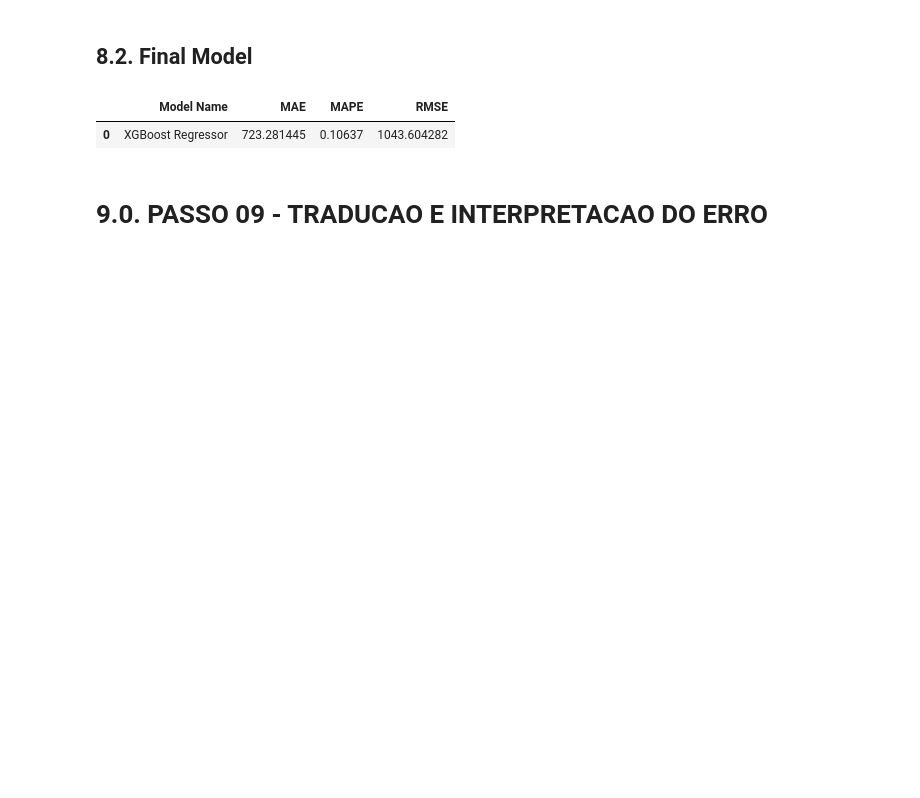
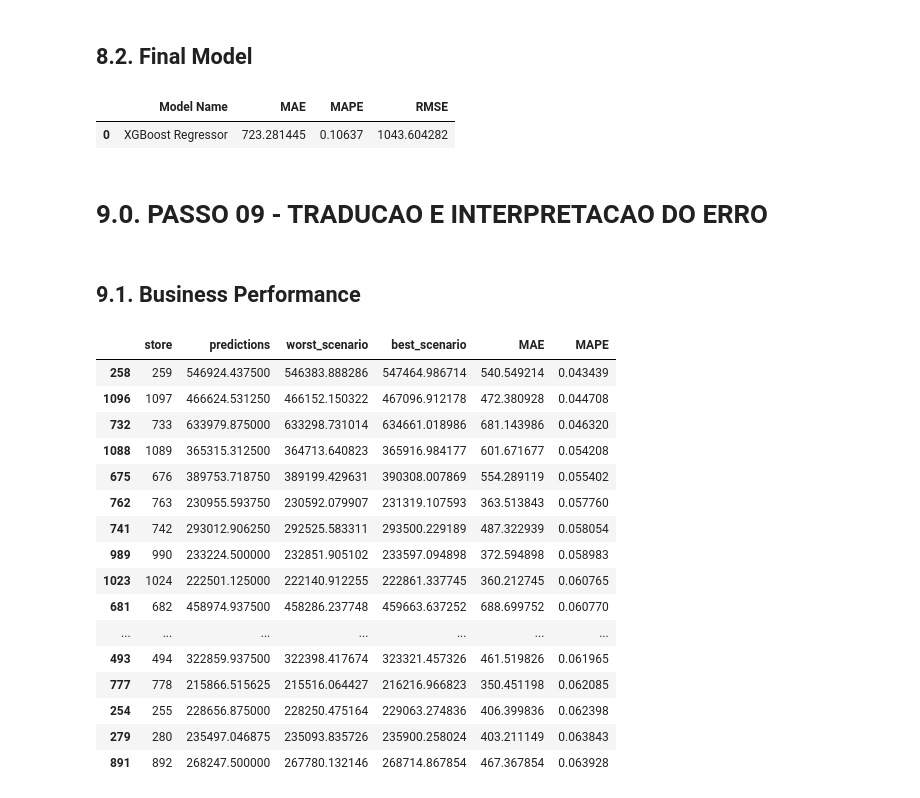
Before and after one commit to MicheleLopes/ds_em_producao, a Jupyter notebook: cicle1-rossmann-regression.ipynb, the cells around one changed output. Drawn from its saved outputs; the diff is of its cells as text; code cells hidden in the pictures; blank space fills up the shorter version.

Commit message:
finalized toatl performance and Machine Learning Performance

```diff
--- a/cicle1-rossmann-regression.ipynb
+++ b/cicle1-rossmann-regression.ipynb
@@ -1161,0 +1159,2 @@ xgb_result_tuned
+# %% [markdown]
+## 9.1. Business Performance
@@ -1161,0 +1177,20 @@ xgb_result_tuned
+# %%
+df92.sort_values( 'MAPE', ascending=True ).head(20)
+# %% [output]
+|  | store | predictions | worst_scenario | best_scenario | MAE | MAPE |
+| 258 | 259 | 546924.437500 | 546383.888286 | 547464.986714 | 540.549214 | 0.043439 |
+| 1096 | 1097 | 466624.531250 | 466152.150322 | 467096.912178 | 472.380928 | 0.044708 |
+| 732 | 733 | 633979.875000 | 633298.731014 | 634661.018986 | 681.143986 | 0.046320 |
+| 1088 | 1089 | 365315.312500 | 364713.640823 | 365916.984177 | 601.671677 | 0.054208 |
+| 675 | 676 | 389753.718750 | 389199.429631 | 390308.007869 | 554.289119 | 0.055402 |
+| 762 | 763 | 230955.593750 | 230592.079907 | 231319.107593 | 363.513843 | 0.057760 |
+| 741 | 742 | 293012.906250 | 292525.583311 | 293500.229189 | 487.322939 | 0.058054 |
+| 989 | 990 | 233224.500000 | 232851.905102 | 233597.094898 | 372.594898 | 0.058983 |
+| 1023 | 1024 | 222501.125000 | 222140.912255 | 222861.337745 | 360.212745 | 0.060765 |
+| 681 | 682 | 458974.937500 | 458286.237748 | 459663.637252 | 688.699752 | 0.060770 |
+| ... | ... | ... | ... | ... | ... | ... |
+| 493 | 494 | 322859.937500 | 322398.417674 | 323321.457326 | 461.519826 | 0.061965 |
+| 777 | 778 | 215866.515625 | 215516.064427 | 216216.966823 | 350.451198 | 0.062085 |
+| 254 | 255 | 228656.875000 | 228250.475164 | 229063.274836 | 406.399836 | 0.062398 |
+| 279 | 280 | 235497.046875 | 235093.835726 | 235900.258024 | 403.211149 | 0.063843 |
+| 891 | 892 | 268247.500000 | 267780.132146 | 268714.867854 | 467.367854 | 0.063928 |
```
Also changed, not shown: parts of 8 cells of this notebook.
